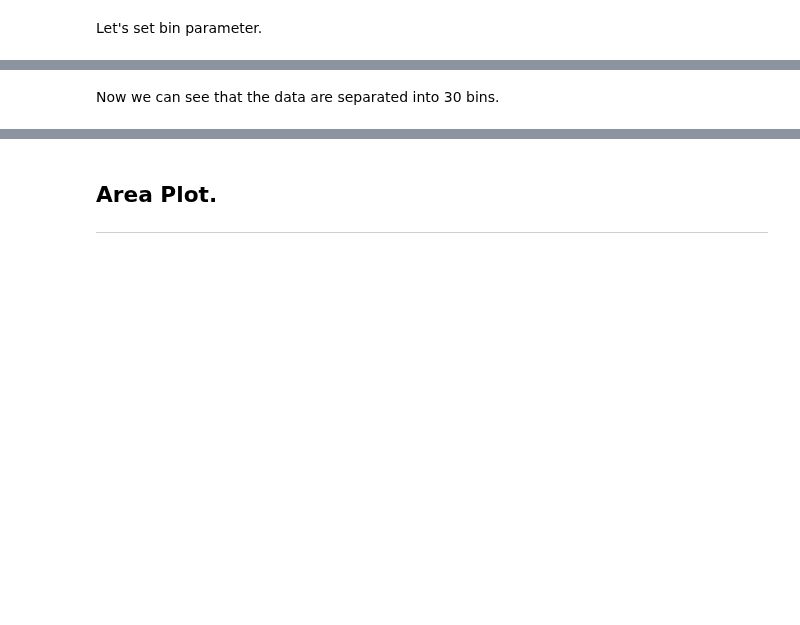
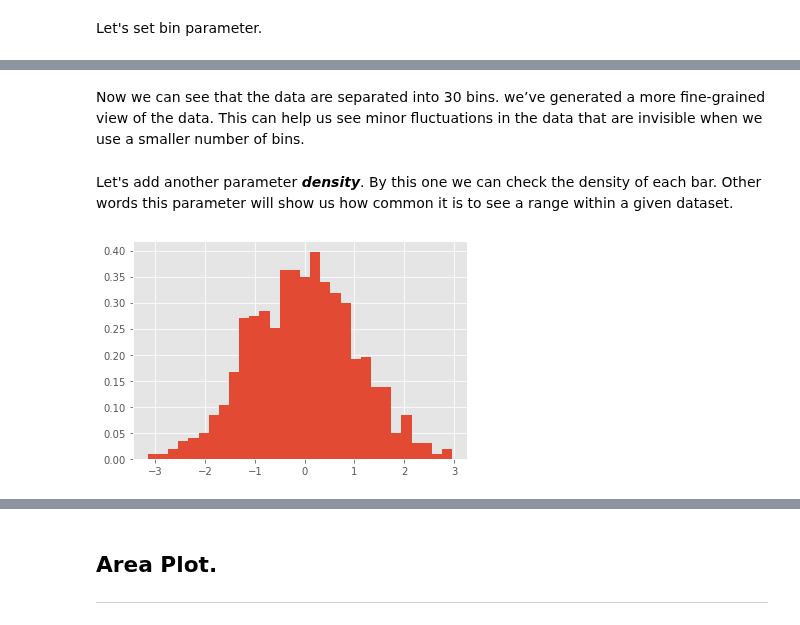
Before and after one commit to DracoNibilis/CAO_Points_Analysis, a Jupyter notebook: pyplot.ipynb, the cells around one changed output, grey strips where cells are left out. Cells and saved outputs as stored; diff of their text form; code cells hidden in the pictures; blank space fills up the shorter version.

Commit message:
histogram 2.0

```diff
--- a/pyplot.ipynb
+++ b/pyplot.ipynb
@@ -475,2 +475,11 @@ plt.show()
 # %% [markdown]
 Now we can see that the data are separated into 30 bins.
+we’ve generated a more fine-grained view of the data. This can help us see minor fluctuations in the data that are invisible when we use a smaller number of bins.
+# %% [markdown]
+Let's add another parameter ***density***. By this one we can check the density of each bar. Other words this parameter will show us how common it is to see a range within a given dataset.
+# %%
+# Add density parameter.
+plt.hist(x, bins=30, density = True)
+plt.show()
+# %% [output]
+[figure, added]
```
Also changed, not shown: parts of 28 cells of this notebook.
